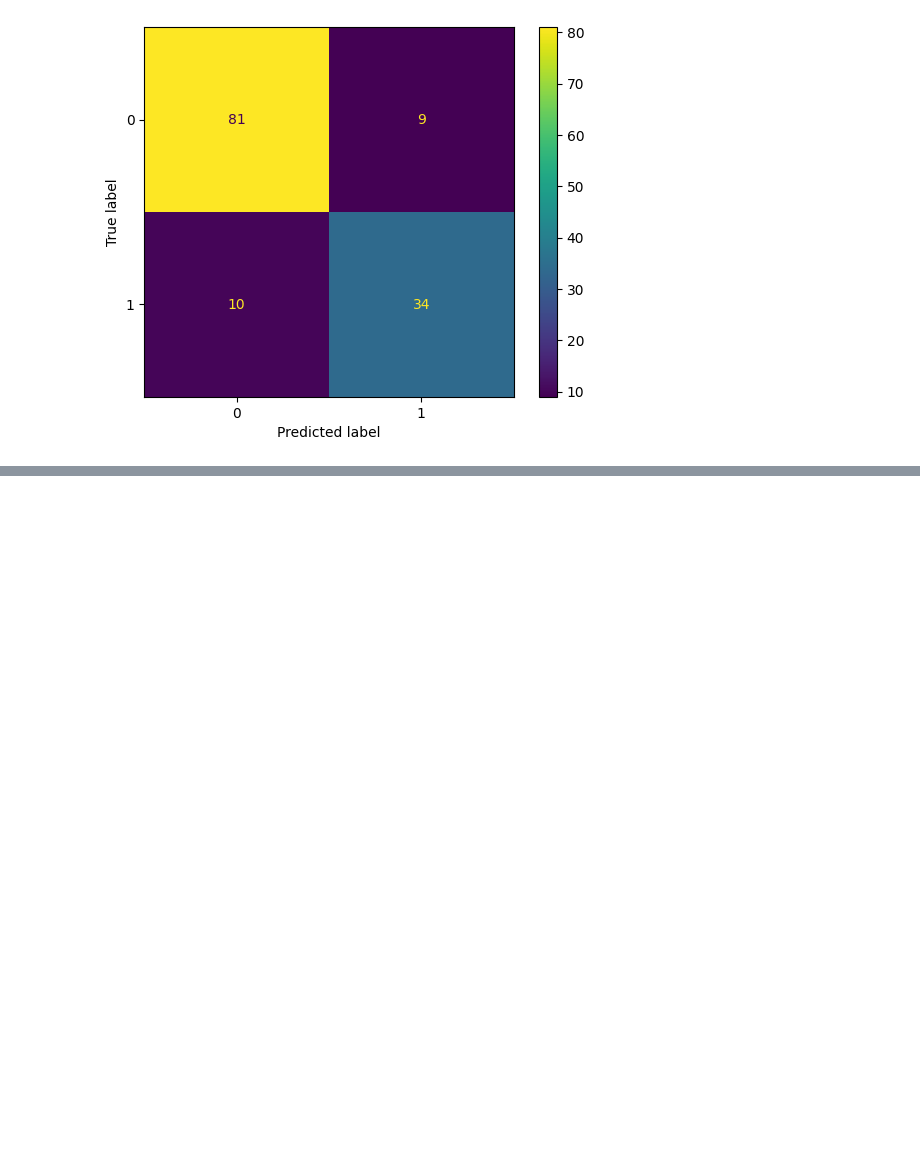
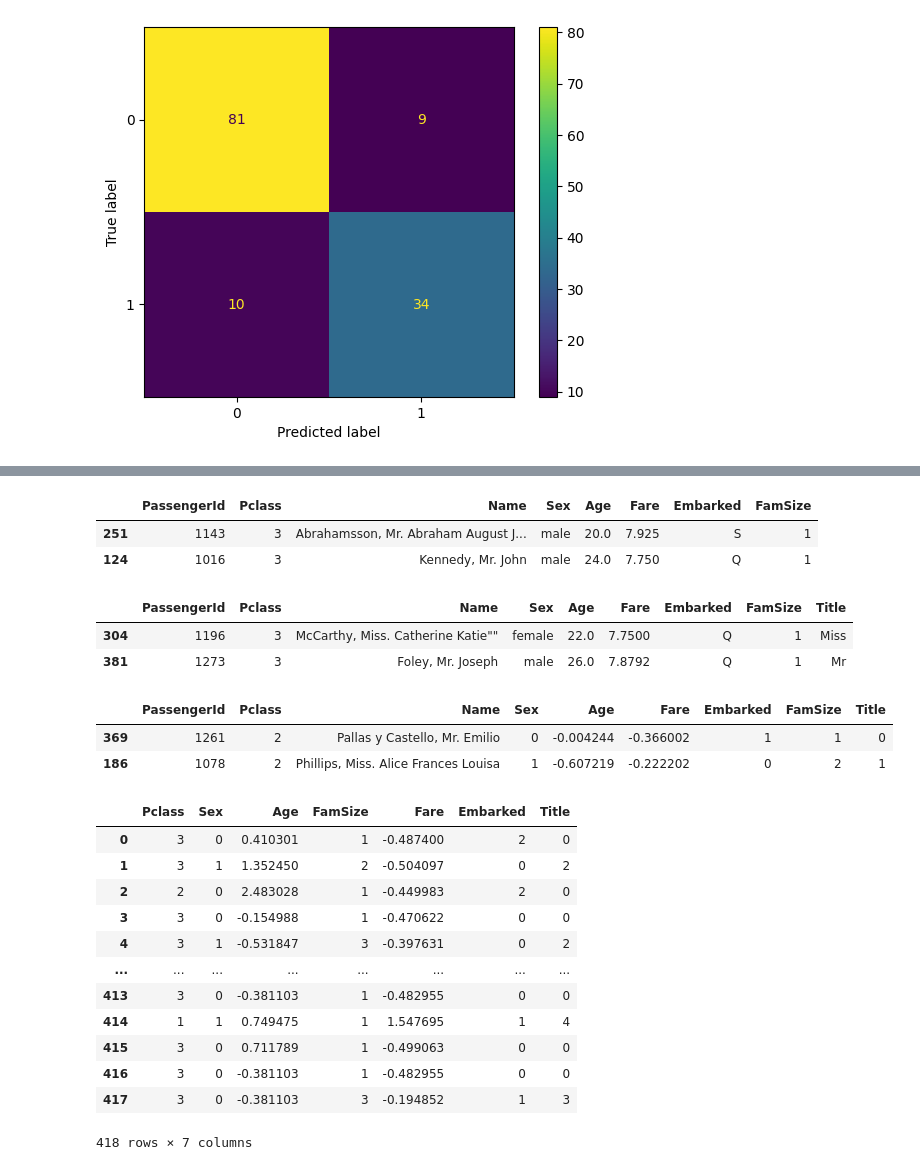
Before and after one commit to youssef124wael/Titanic-crisis-analysis, a Jupyter notebook: ML scripts/ml.ipynb, the cells around one changed output, grey strips where cells are left out. Drawn from its saved outputs; the diff is of its cells as text; code cells hidden in the pictures; blank space fills up the shorter version.

Commit message:
Predicted test data

```diff
--- a/ML scripts/ml.ipynb
+++ b/ML scripts/ml.ipynb
@@ -224,0 +231,2 @@ test_data.sample(5)
+# %%
+test_data.drop('Cabin',axis=1,inplace=True)
@@ -225,4 +247,43 @@ test_data.sample(5)
+# %%
+test_data["FamSize"] = test_data["SibSp"] + test_data["Parch"] + 1
+test_data.drop(columns=['SibSp','Parch','Ticket'],inplace=True)
+test_data.sample(2)
+# %% [output]
+|  | PassengerId | Pclass | Name | Sex | Age | Fare | Embarked | FamSize |
+| 251 | 1143 | 3 | Abrahamsson, Mr. Abraham August J... | male | 20.0 | 7.925 | S | 1 |
+| 124 | 1016 | 3 | Kennedy, Mr. John | male | 24.0 | 7.750 | Q | 1 |
+# %%
+test_data["Title"] = test_data["Name"].str.extract(r", (\w+)\.")
+# %%
+test_data.sample(2)
+# %% [output]
+|  | PassengerId | Pclass | Name | Sex | Age | Fare | Embarked | FamSize | Title |
+| 304 | 1196 | 3 | McCarthy, Miss. Catherine Katie"" | female | 22.0 | 7.7500 | Q | 1 | Miss |
+| 381 | 1273 | 3 | Foley, Mr. Joseph | male | 26.0 | 7.8792 | Q | 1 | Mr |
 # %%
 test_data[numerical_features] = scaler.transform(test_data[numerical_features])
 test_data[['Sex','Embarked','Title']] = test_data[['Sex','Embarked','Title']].apply(map_values, axis=1)
+test_data.sample(2)
+# %% [output]
+|  | PassengerId | Pclass | Name | Sex | Age | Fare | Embarked | FamSize | Title |
+| 369 | 1261 | 2 | Pallas y Castello, Mr. Emilio | 0 | -0.004244 | -0.366002 | 1 | 1 | 0 |
+| 186 | 1078 | 2 | Phillips, Miss. Alice Frances Louisa | 1 | -0.607219 | -0.222202 | 0 | 2 | 1 |
+# %%
+X_data = test_data[X_train.columns]
+# %%
+X_data
+# %% [output]
+|  | Pclass | Sex | Age | FamSize | Fare | Embarked | Title |
+| 0 | 3 | 0 | 0.410301 | 1 | -0.487400 | 2 | 0 |
+| 1 | 3 | 1 | 1.352450 | 2 | -0.504097 | 0 | 2 |
+| 2 | 2 | 0 | 2.483028 | 1 | -0.449983 | 2 | 0 |
+| 3 | 3 | 0 | -0.154988 | 1 | -0.470622 | 0 | 0 |
+| 4 | 3 | 1 | -0.531847 | 3 | -0.397631 | 0 | 2 |
+| ... | ... | ... | ... | ... | ... | ... | ... |
+| 413 | 3 | 0 | -0.381103 | 1 | -0.482955 | 0 | 0 |
+| 414 | 1 | 1 | 0.749475 | 1 | 1.547695 | 1 | 4 |
+| 415 | 3 | 0 | 0.711789 | 1 | -0.499063 | 0 | 0 |
+| 416 | 3 | 0 | -0.381103 | 1 | -0.482955 | 0 | 0 |
+| 417 | 3 | 0 | -0.381103 | 3 | -0.194852 | 1 | 3 |
+418 rows × 7 columns
 # %%
```
Also changed, not shown: parts of 9 cells of this notebook, 1 other file.
